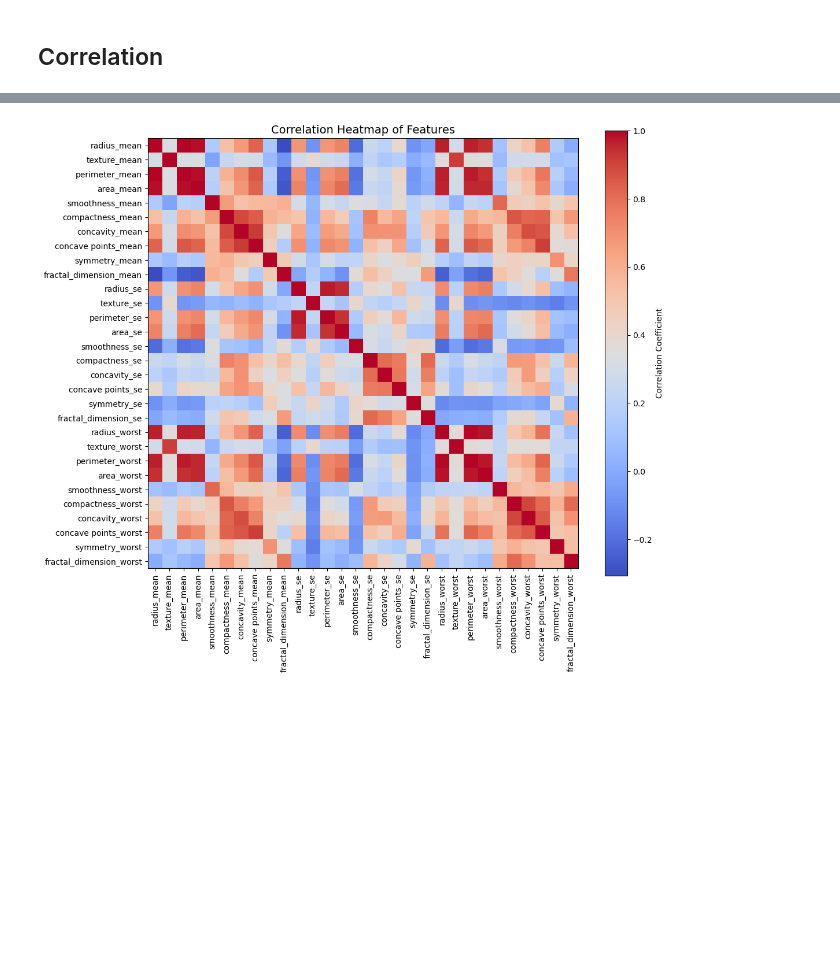
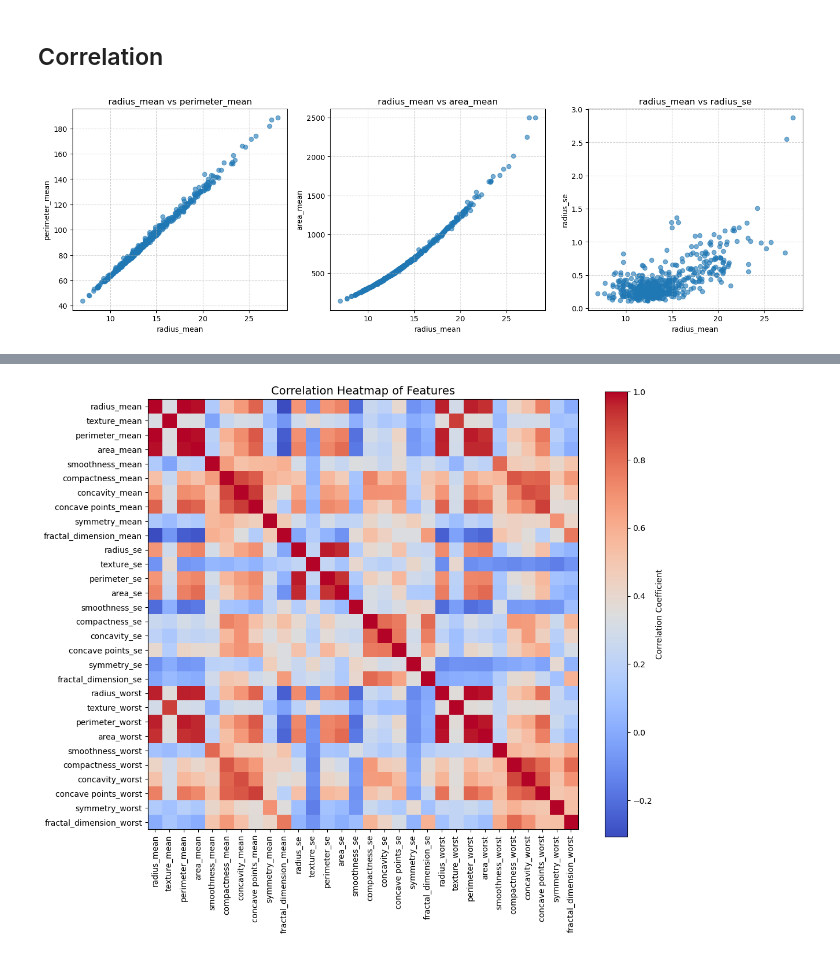
Before and after one commit to ikotsov/MLCB-Assignment-2, a Jupyter notebook: notebooks/data_exploration.ipynb, the cells around one changed output, grey strips where cells are left out. Drawn from its saved outputs; the diff is of its cells as text; code cells hidden in the pictures; blank space fills up the shorter version.

Commit message:
feat: add scatter plots for showing correlations

```diff
--- a/notebooks/data_exploration.ipynb
+++ b/notebooks/data_exploration.ipynb
@@ -172,3 +172,34 @@ plt.show()
 Values beyond ±3 standard deviations are strong candidates for outliers. Notably, features such as `perimeter_se`, `area_se`, and `concavity_se` show several extreme values.
 # %% [markdown]
 ## Correlation
+# %%
+from scipy.stats import spearmanr, pearsonr
+
+
+# Feature pairs to compare
+feature_pairs = [
+    ("radius_mean", "perimeter_mean"),
+    ("radius_mean", "area_mean"),
+    ("radius_mean", "radius_se"),
+]
+
+# Plot setup
+fig, axes = plt.subplots(1, 3, figsize=(18, 5))
+
+# Loop through feature pairs and plot
+for ax, (x_feature, y_feature) in zip(axes, feature_pairs):
+    x = df[x_feature]
+    y = df[y_feature]
+
+    # Scatter plot
+    ax.scatter(x, y, alpha=0.6)
+
+    # Label and title
+    ax.set_xlabel(x_feature)
+    ax.set_ylabel(y_feature)
+    ax.set_title(f"{x_feature} vs {y_feature}")
+    ax.grid(True, linestyle='--', alpha=0.5)
+
+plt.show()
+# %% [output]
+[figure, added]
```
Also changed, not shown: parts of 1 cell of this notebook.
